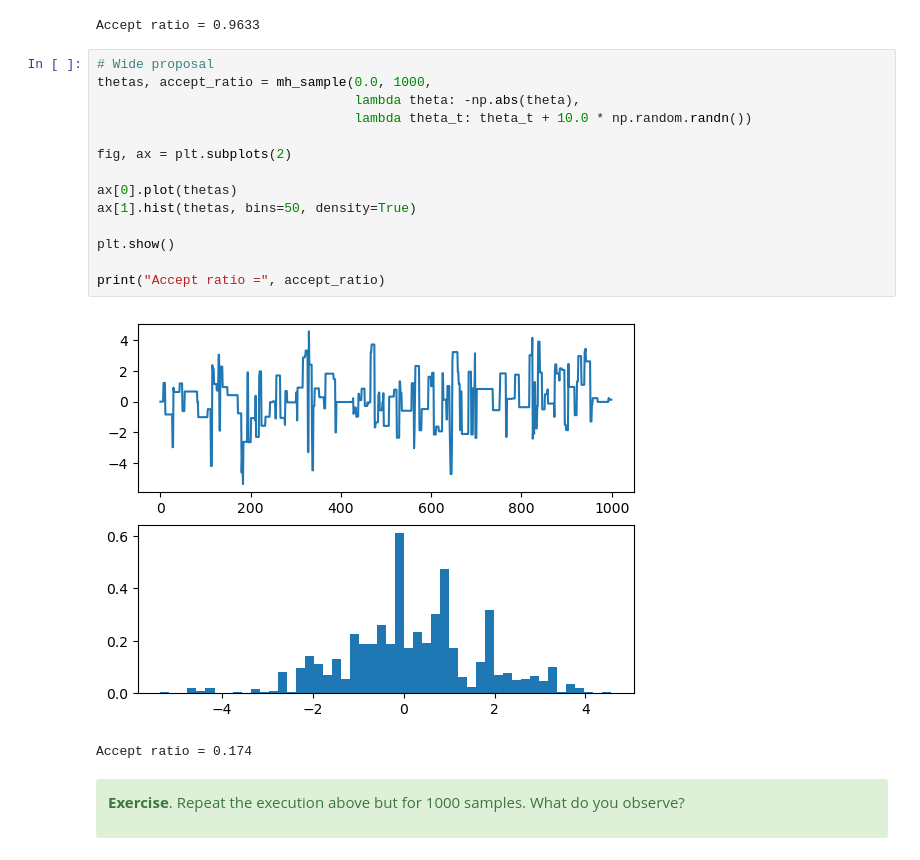
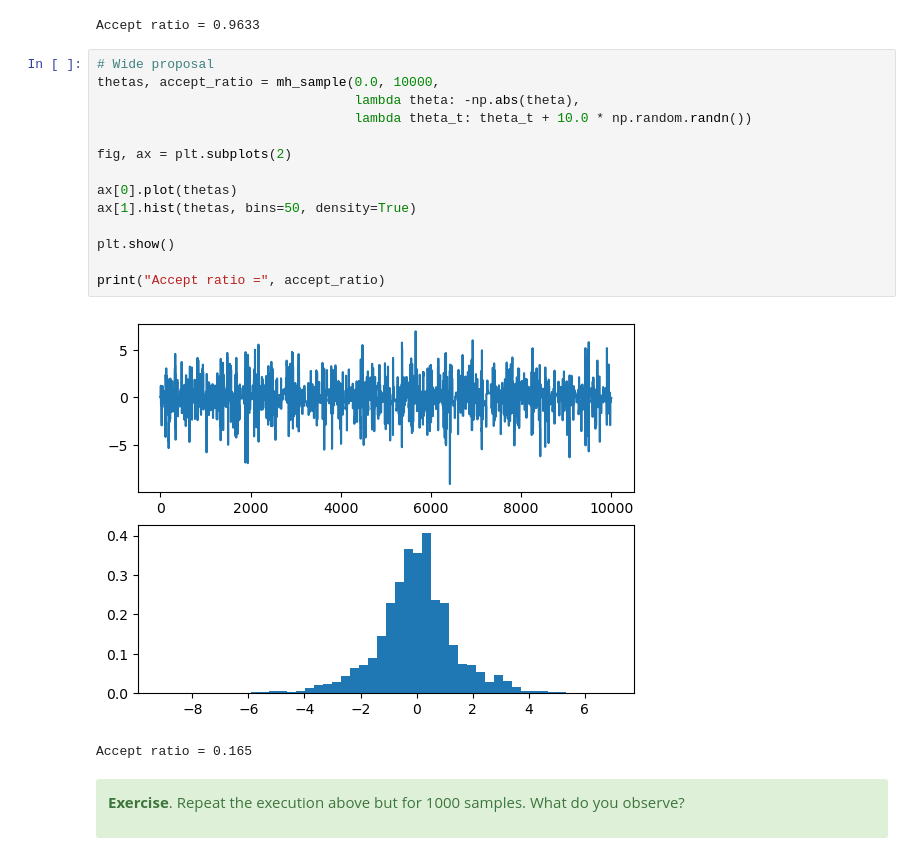
Before and after one commit to glouppe/dats0001-foundations-of-data-science, a Jupyter notebook: nb05-mcmc.ipynb, the cells around one changed output. Drawn from its saved outputs; the diff is of its cells as text.

```diff
--- a/nb05-mcmc.ipynb
+++ b/nb05-mcmc.ipynb
@@ -68,21 +68,21 @@ print("Accept ratio =", accept_ratio)
 Accept ratio = 0.9633
 # %%
 # Wide proposal
-thetas, accept_ratio = mh_sample(0.0, 1000,
+thetas, accept_ratio = mh_sample(0.0, 10000,
                                  lambda theta: -np.abs(theta),
                                  lambda theta_t: theta_t + 10.0 * np.random.randn())
 
 fig, ax = plt.subplots(2)
 
 ax[0].plot(thetas)
 ax[1].hist(thetas, bins=50, density=True)
 
 plt.show()
 
 print("Accept ratio =", accept_ratio)
 # %% [output]
-[figure, old version]
+[figure, new version]
-Accept ratio = 0.174
+Accept ratio = 0.165
 # %% [markdown]
 <div class="alert alert-success">
 
```
Also changed, not shown: parts of 10 cells of this notebook, 7 other files.
